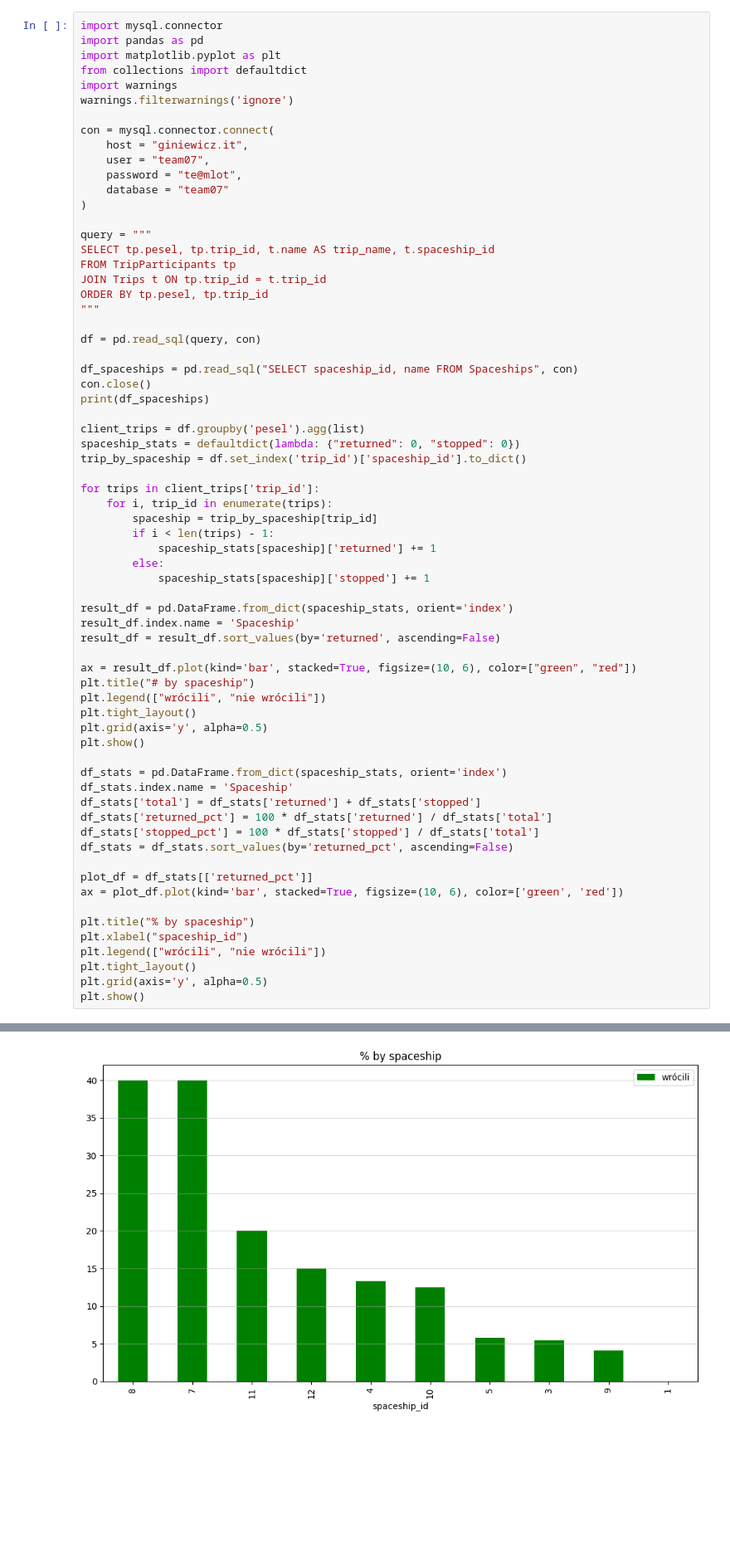
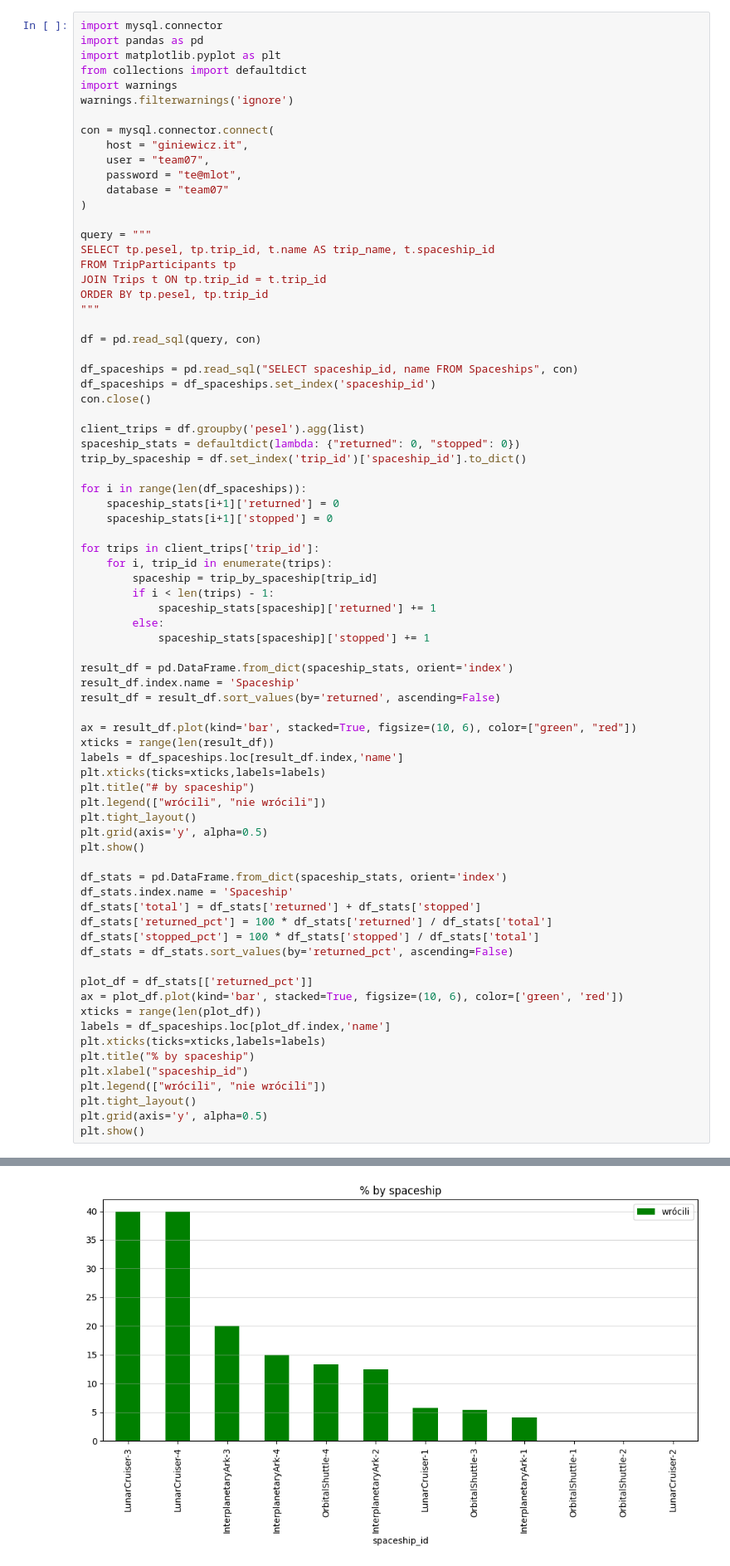
Before and after one commit to Enlightened-Monkey/Space-U, a Jupyter notebook: Nadia/C3_3.ipynb, the cells around one changed output, grey strips where cells are left out. Shown: that part at 83% size. Cells and saved outputs as stored; diff of their text form; blank space fills up the shorter version.

```diff
--- a/Nadia/C3_3.ipynb
+++ b/Nadia/C3_3.ipynb
@@ -226,12 +225,16 @@ ORDER BY tp.pesel, tp.trip_id
 df = pd.read_sql(query, con)
 
 df_spaceships = pd.read_sql("SELECT spaceship_id, name FROM Spaceships", con)
+df_spaceships = df_spaceships.set_index('spaceship_id')
 con.close()
-print(df_spaceships)
 
 client_trips = df.groupby('pesel').agg(list)
 spaceship_stats = defaultdict(lambda: {"returned": 0, "stopped": 0})
 trip_by_spaceship = df.set_index('trip_id')['spaceship_id'].to_dict()
+
+for i in range(len(df_spaceships)):
+    spaceship_stats[i+1]['returned'] = 0
+    spaceship_stats[i+1]['stopped'] = 0
 
 for trips in client_trips['trip_id']:
     for i, trip_id in enumerate(trips):
@@ -246,6 +249,9 @@ result_df.index.name = 'Spaceship'
 result_df = result_df.sort_values(by='returned', ascending=False)
 
 ax = result_df.plot(kind='bar', stacked=True, figsize=(10, 6), color=["green", "red"])
+xticks = range(len(result_df))
+labels = df_spaceships.loc[result_df.index,'name']
+plt.xticks(ticks=xticks,labels=labels)
 plt.title("# by spaceship")
 plt.legend(["wrócili", "nie wrócili"])
 plt.tight_layout()
@@ -261,7 +267,9 @@ df_stats = df_stats.sort_values(by='returned_pct', ascending=False)
 
 plot_df = df_stats[['returned_pct']]
 ax = plot_df.plot(kind='bar', stacked=True, figsize=(10, 6), color=['green', 'red'])
-
+xticks = range(len(plot_df))
+labels = df_spaceships.loc[plot_df.index,'name']
+plt.xticks(ticks=xticks,labels=labels)
 plt.title("% by spaceship")
 plt.xlabel("spaceship_id")
 plt.legend(["wrócili", "nie wrócili"])
@@ -286 +281 @@ plt.show()
-[figure, old version]
+[figure, new version]
```
Also changed, not shown: parts of 3 cells of this notebook.
